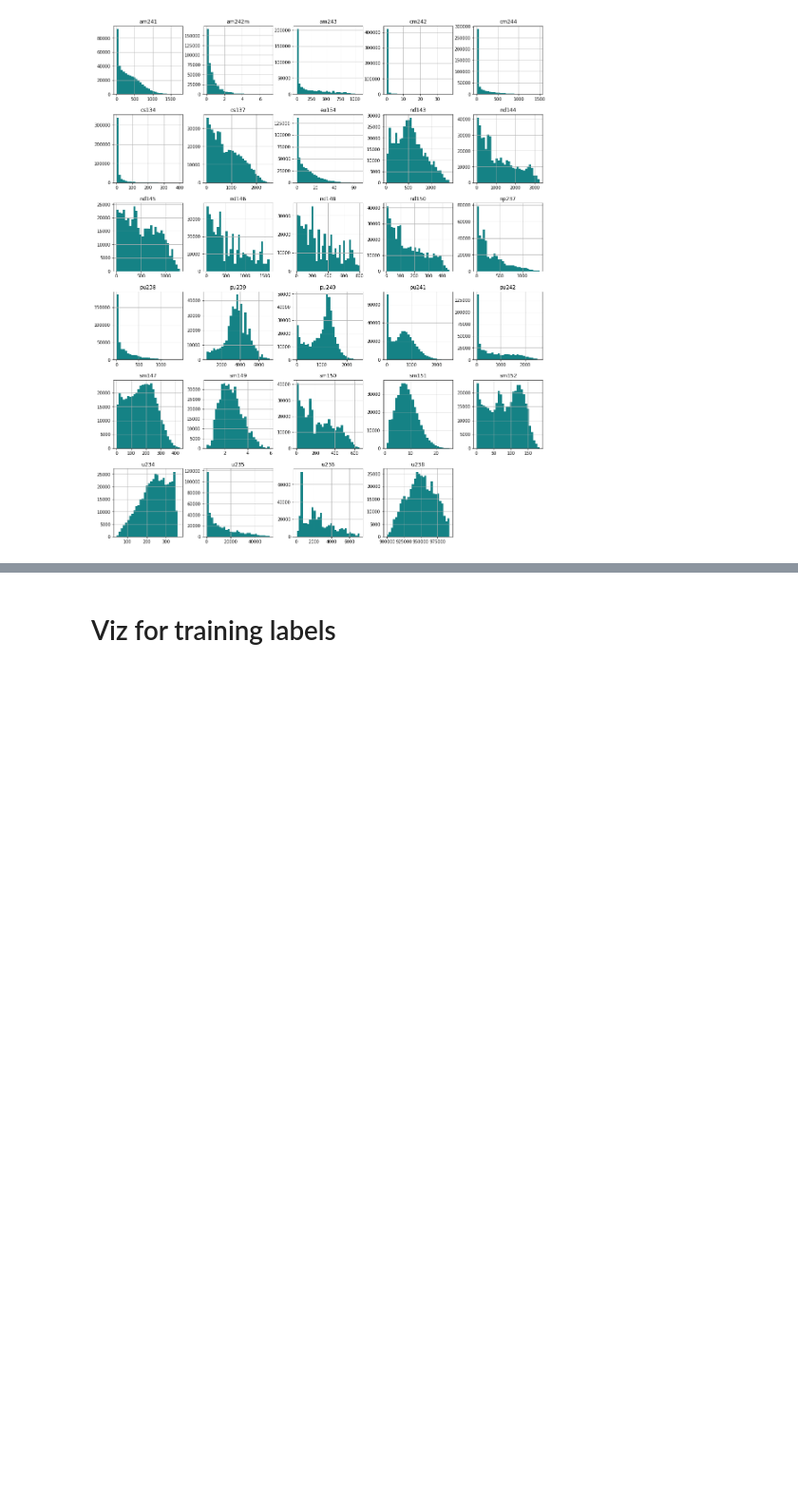
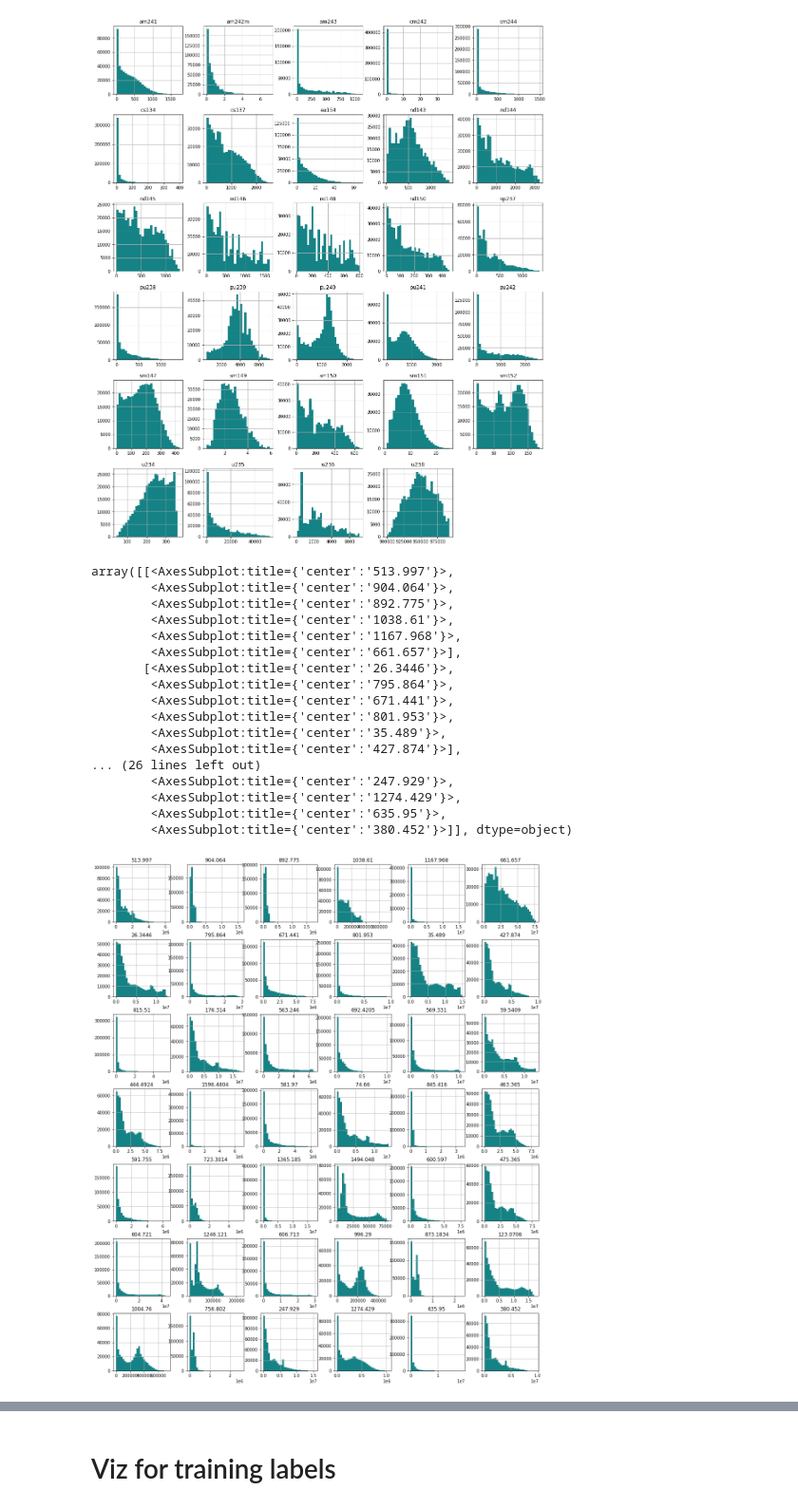
Before and after one commit to opotowsky/process_results, a Jupyter notebook: histograms_trainset_viz.ipynb, the cells around one changed output, grey strips where cells are left out. Shown at 95% size. Cells and saved outputs as stored; diff of their text form; code cells hidden in the pictures; blank space fills up the shorter version.

Commit message:
taking a peek at hists for processed gamma spectra trainsets

```diff
--- a/histograms_trainset_viz.ipynb
+++ b/histograms_trainset_viz.ipynb
@@ -48,3 +49,28 @@ trainX.hist(layout=(6, 5), bins=30, color=colors['MTeal'], figsize=(18, 22))
 plt.savefig('./plots/histograms_trainset_features_nucs.png', bbox_inches='tight', transparent=True)
 # %% [output]
 [figure]
+# %%
+trainXY = pd.read_pickle(rdrive + 'detector_response/d1_hpge_spectra_short_peaks_trainset.pkl.gz')
+# %%
+trainX = trainXY.drop(lbls, axis=1)
+trainX.hist(layout=(7, 6), bins=30, color=colors['MTeal'], figsize=(18, 22))
+#plt.savefig('./plots/histograms_trainset_features_nucs.png', bbox_inches='tight', transparent=True)
+# %% [output]
+array([[<AxesSubplot:title={'center':'513.997'}>,
+        <AxesSubplot:title={'center':'904.064'}>,
+        <AxesSubplot:title={'center':'892.775'}>,
+        <AxesSubplot:title={'center':'1038.61'}>,
+        <AxesSubplot:title={'center':'1167.968'}>,
+        <AxesSubplot:title={'center':'661.657'}>],
+       [<AxesSubplot:title={'center':'26.3446'}>,
+        <AxesSubplot:title={'center':'795.864'}>,
+        <AxesSubplot:title={'center':'671.441'}>,
+        <AxesSubplot:title={'center':'801.953'}>,
+        <AxesSubplot:title={'center':'35.489'}>,
+        <AxesSubplot:title={'center':'427.874'}>],
+... (26 lines left out)
+        <AxesSubplot:title={'center':'247.929'}>,
+        <AxesSubplot:title={'center':'1274.429'}>,
+        <AxesSubplot:title={'center':'635.95'}>,
+        <AxesSubplot:title={'center':'380.452'}>]], dtype=object)
+[figure, added]
```
Also changed, not shown: parts of 4 cells of this notebook.
